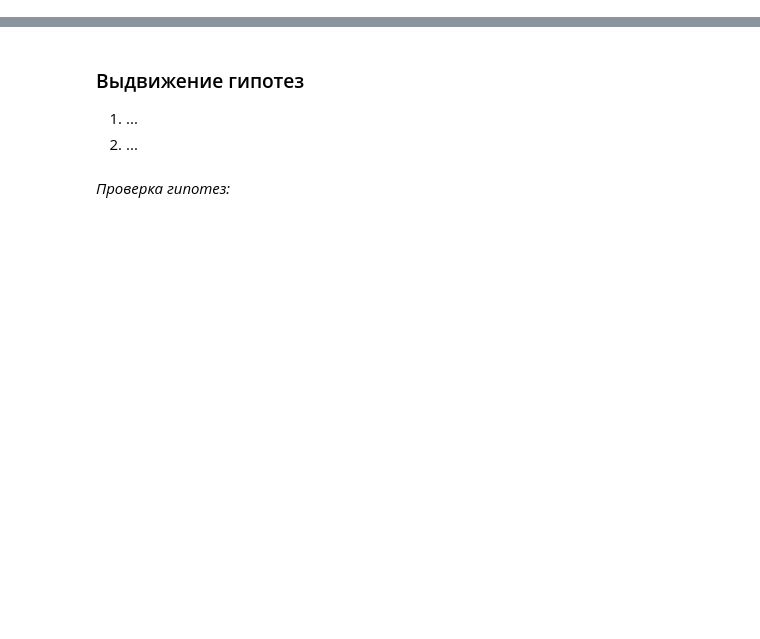
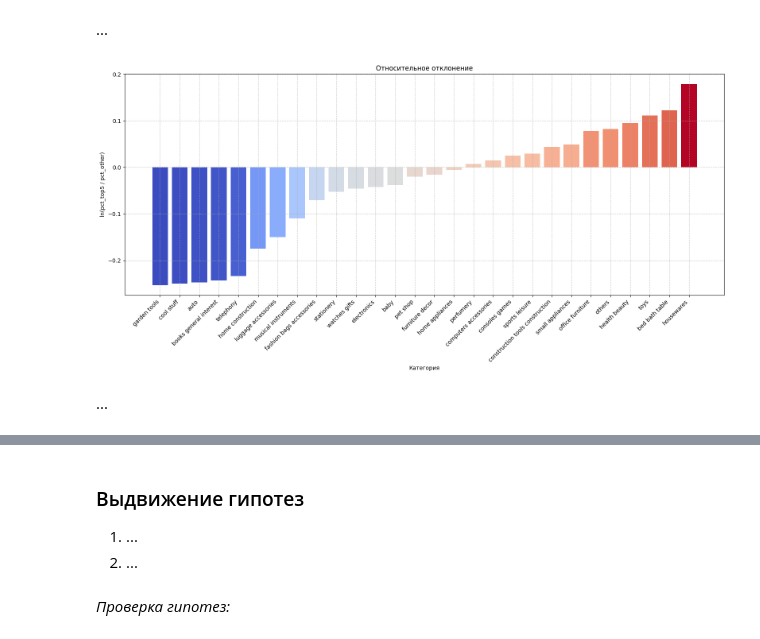
Before and after one commit to OPSphystech420/DB_Lab, a Jupyter notebook: lab_work.ipynb, the cells around one changed output, grey strips where cells are left out. Saved outputs shown, nothing was run; the diff lists cells and outputs as text; code cells hidden in the pictures; blank space fills up the shorter version.

```diff
--- a/lab_work.ipynb
+++ b/lab_work.ipynb
@@ -19,11 +0,0 @@
-# %%
-import pandas as pd
-import numpy as np
-from sqlalchemy import create_engine
-import matplotlib.pyplot as plt
-import seaborn as sns
-
-pd.set_option('display.max_rows', None)
-pd.set_option('display.max_columns', None)
-
-sns.set(style="whitegrid")
@@ -149,0 +767,23 @@ plt.show()
+# %% [markdown]
+...
+# %%
+sorted_log = df_task1.sort_values('log_ratio')
+
+norm = (sorted_log['log_ratio'] - sorted_log['log_ratio'].min()) / \
+       (sorted_log['log_ratio'].max() - sorted_log['log_ratio'].min())
+colors = plt.cm.coolwarm(norm.values)
+
+plt.figure(figsize=(16, 8))
+plt.bar(sorted_log['category'], sorted_log['log_ratio'], color=colors)
+plt.title('Относительное отклонение')
+plt.xlabel('Категория')
+plt.ylabel('ln(pct_top5 / pct_other)')
+plt.xticks(rotation=45, ha='right')
+plt.grid(axis='x', linestyle='--', alpha=0.7)
+plt.grid(axis='y', linestyle='--', alpha=0.7)
+plt.tight_layout()
+plt.show()
+# %% [output]
+[figure, added]
+# %% [markdown]
+...
```
Also changed, not shown: parts of 46 cells of this notebook, 3 other files.
